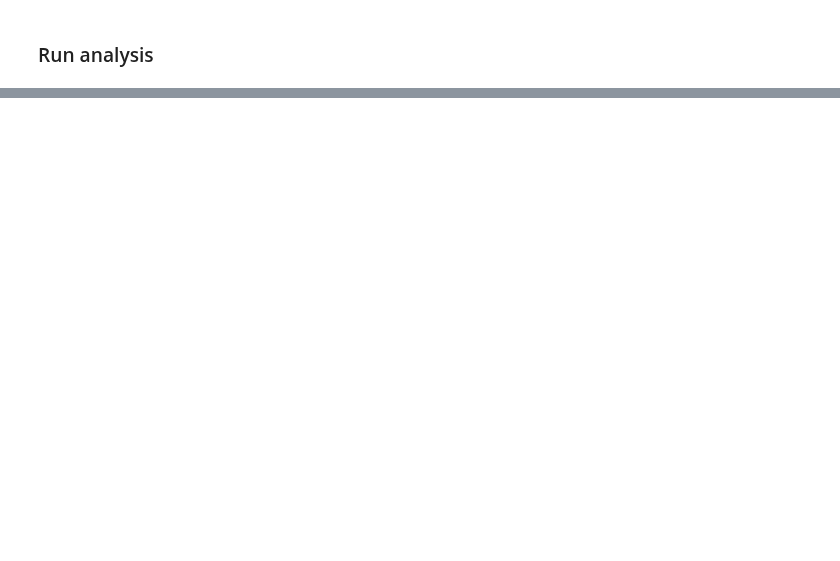
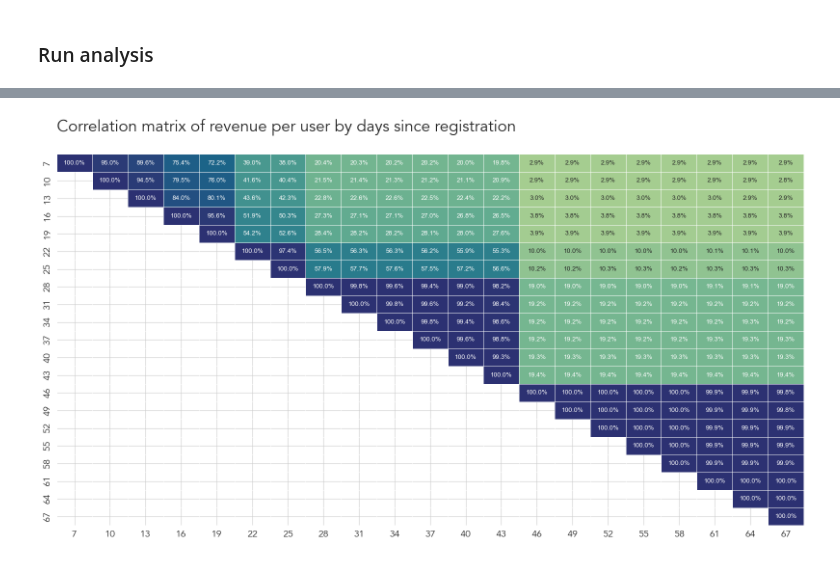
Before and after one commit to facebookincubator/LTVision, a Jupyter notebook: example.ipynb, the cells around one changed output, grey strips where cells are left out. Saved outputs shown, nothing was run; the diff lists cells and outputs as text; code cells hidden in the pictures; blank space fills up the shorter version.

```diff
--- a/example.ipynb
+++ b/example.ipynb
@@ -126,18 +188,20 @@ fig
 # %%
 # Show the correlation of the revenue in the first N days of a customer (in this case 7) with the revenye up to M days (e.g. 70)
 # the less correlated they are, the less reliable is the early revenue as an optimization metric for a marketing campaign
 fig, data = da.plot_early_late_revenue_correlation(days_limit=70)
 save_plot(fig, "images/early_late_revenue_correlation.jpeg")
-fig
+# fig
 
 # From the demo data output we can see that:
 # There is high correlation in early time frames. For example, the correlation between day-7
 # revenue and day-10 revenue is a robust 95%
 # However, as time progresses, the correlation between day-7 revenue and future revenue weakens significantly.
 # By day-22, this correlation has already dropped below 40%. This suggests that day-7 revenue is not a
 # reliable indicator for revenue on day-22 and beyond.
 # This diminishing correlation between early and later revenue is a crucial indicator of the potential
 # value a pLTV strategy could bring to a business.
+# %% [output]
+[figure, added]
 # %%
 # If spending breaks is empty, it will find default values, you can specify your own groups in the format Dict[str, float],
 # e.g. {'No spend': 0, 'Low spend': 10, 'Medium spend': 100, 'High spend': 1000}
```
Also changed, not shown: parts of 10 cells of this notebook, 1 other file.
